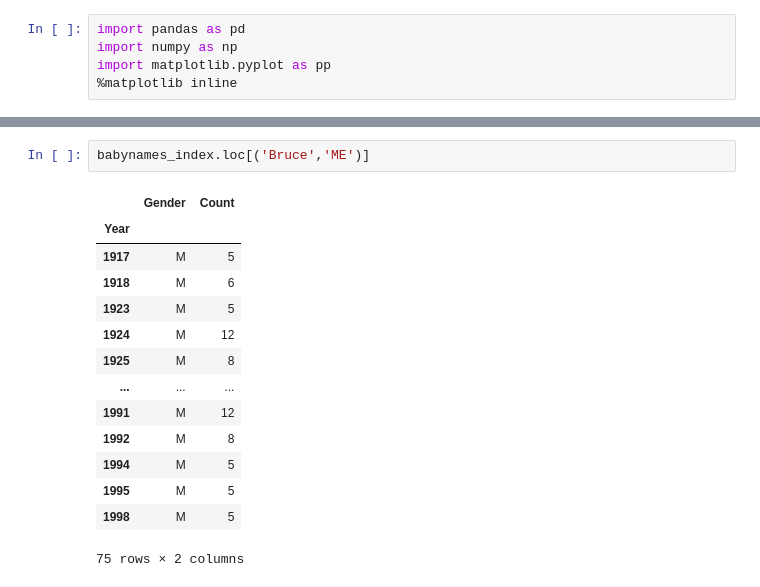
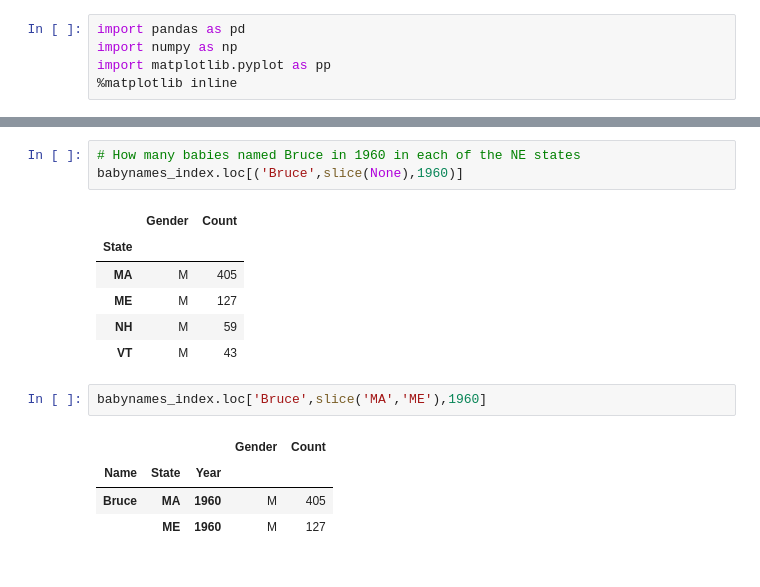
Before and after one commit to usm-cos422-522/courseMaterials, a Jupyter notebook: Lectures/Babynames.ipynb, the cells around one changed output, grey strips where cells are left out. Cells and saved outputs as stored; diff of their text form.

```diff
--- a/Lectures/Babynames.ipynb
+++ b/Lectures/Babynames.ipynb
@@ -82,17 +119,17 @@ babynames_index
+# %%
+# How many babies named Bruce in 1960 in each of the NE states
+babynames_index.loc[('Bruce',slice(None),1960)]
+# %% [output]
+|  | Gender | Count |
+| State |  |  |
+| MA | M | 405 |
+| ME | M | 127 |
+| NH | M | 59 |
+| VT | M | 43 |
 # %%
-babynames_index.loc[('Bruce','ME')]
+babynames_index.loc['Bruce',slice('MA','ME'),1960]
 # %% [output]
-|  | Gender | Count |
-| Year |  |  |
-| 1917 | M | 5 |
-| 1918 | M | 6 |
-| 1923 | M | 5 |
-| 1924 | M | 12 |
-| 1925 | M | 8 |
-| ... | ... | ... |
-| 1991 | M | 12 |
-| 1992 | M | 8 |
-| 1994 | M | 5 |
-| 1995 | M | 5 |
-| 1998 | M | 5 |
+|  |  |  | Gender | Count |
+| Name | State | Year |  |  |
+| Bruce | MA | 1960 | M | 405 |
+|  | ME | 1960 | M | 127 |
-75 rows × 2 columns
```
Also changed, not shown: parts of 37 cells of this notebook.
